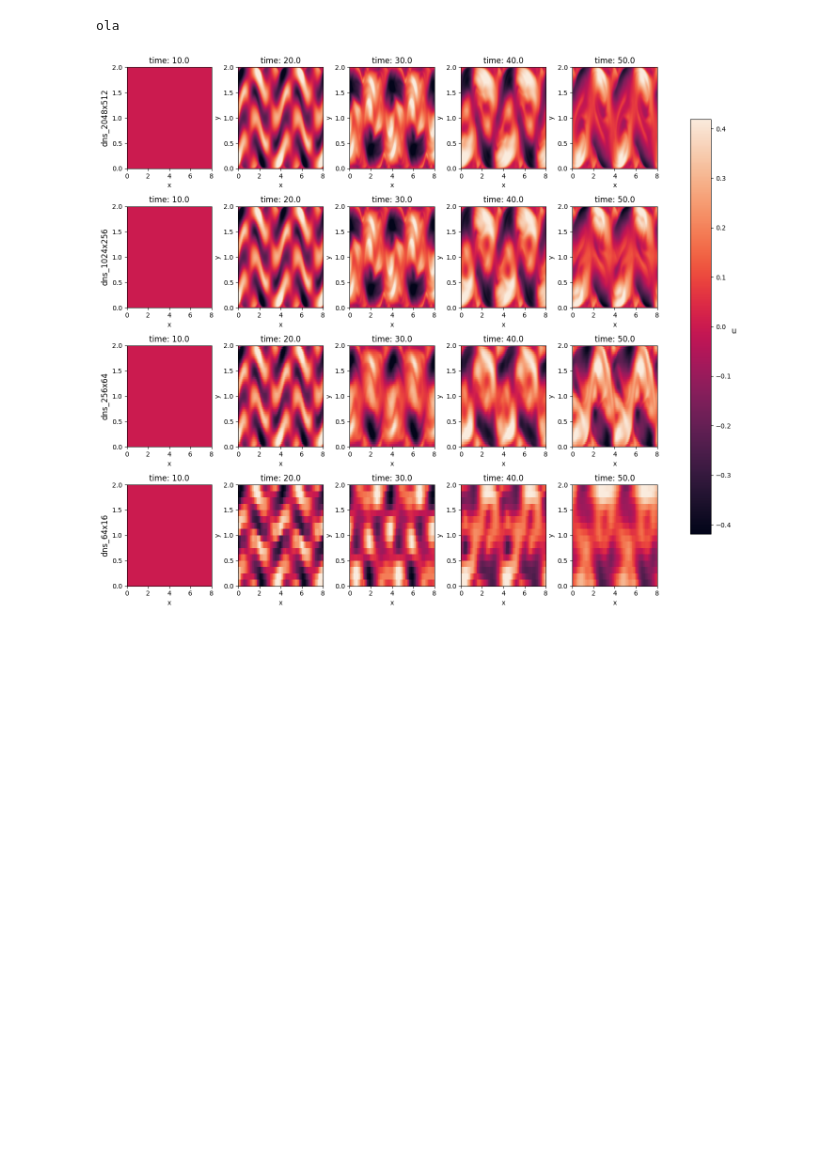
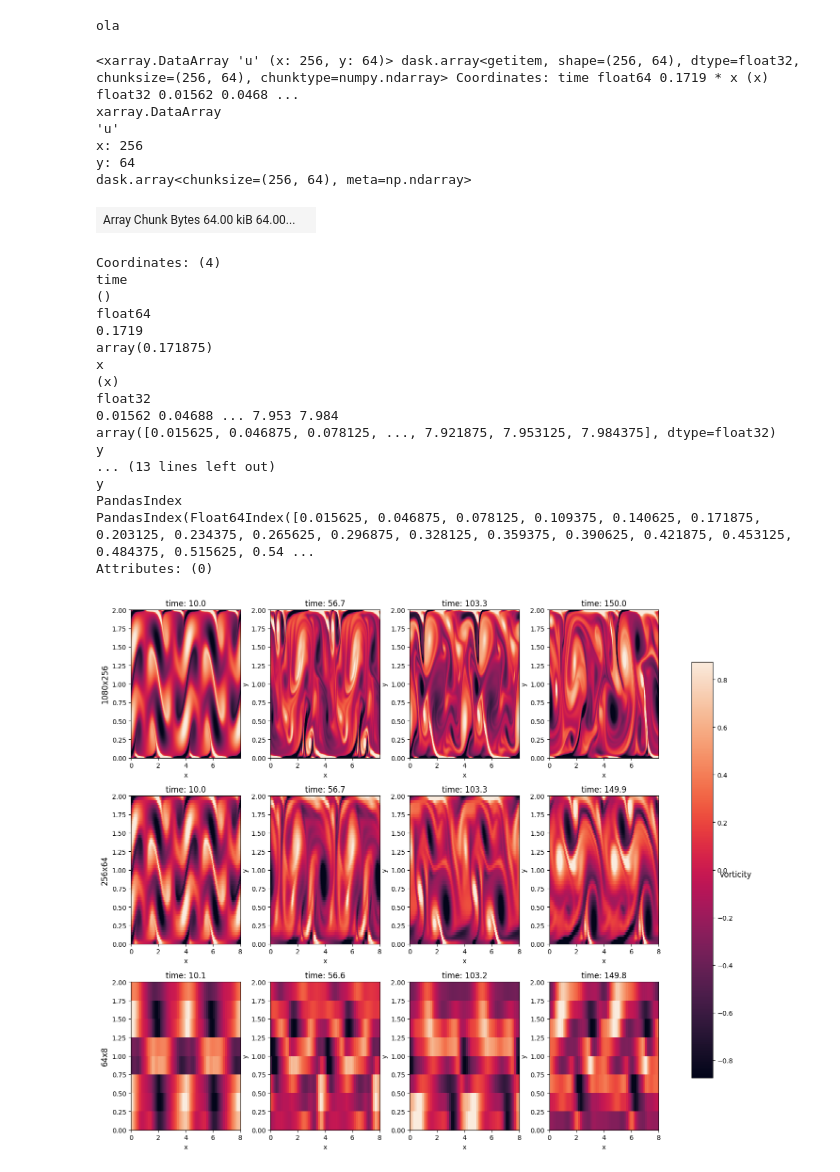
Before and after one commit to diegodelc/jax-cfd, a Jupyter notebook: notebooks/creating_dataset/plotting_templates.ipynb, the cells around one changed output. Cells and saved outputs as stored; diff of their text form; code cells hidden in the pictures; blank space fills up the shorter version.

```diff
--- a/notebooks/creating_dataset/plotting_templates.ipynb
+++ b/notebooks/creating_dataset/plotting_templates.ipynb
@@ -94,3 +96,30 @@ columns = 5
+# %%
+ds.u[0][10]
+# %% [output]
+<xarray.DataArray 'u' (x: 256, y: 64)> dask.array<getitem, shape=(256, 64), dtype=float32, chunksize=(256, 64), chunktype=numpy.ndarray> Coordinates: time float64 0.1719 * x (x) float32 0.01562 0.0468 ...
+xarray.DataArray
+'u'
+x: 256
+y: 64
+dask.array<chunksize=(256, 64), meta=np.ndarray>
+| Array Chunk Bytes 64.00 kiB 64.00... |  |
+Coordinates: (4)
+time
+()
+float64
+0.1719
+array(0.171875)
+x
+(x)
+float32
+0.01562 0.04688 ... 7.953 7.984
+array([0.015625, 0.046875, 0.078125, ..., 7.921875, 7.953125, 7.984375], dtype=float32)
+y
+... (13 lines left out)
+y
+PandasIndex
+PandasIndex(Float64Index([0.015625, 0.046875, 0.078125, 0.109375, 0.140625, 0.171875, 0.203125, 0.234375, 0.265625, 0.296875, 0.328125, 0.359375, 0.390625, 0.421875, 0.453125, 0.484375, 0.515625, 0.54 ...
+Attributes: (0)
 # %%
 ## calculate and plot vorticity
 def vorticity(ds):
@@ -165,9 +194,9 @@ def plot_var(models,rows,columns,var,figsize=(15,12)):
 # %%
 with warnings.catch_warnings():
     warnings.simplefilter("ignore")
-    plot_var(models,rows,columns,'u')
+    plot_var(models,rows,columns,'vorticity')
 # %% [output]
-[figure, old version]
+[figure, new version]
 # %%
 with warnings.catch_warnings():
     warnings.simplefilter("ignore")
```
Also changed, not shown: parts of 5 cells of this notebook, 4 other files.
